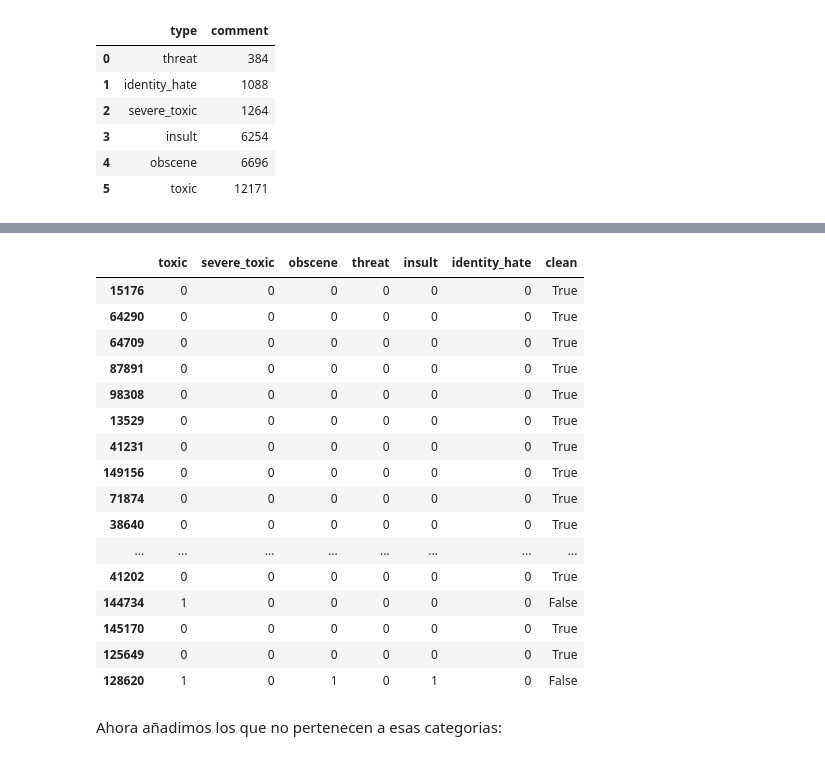
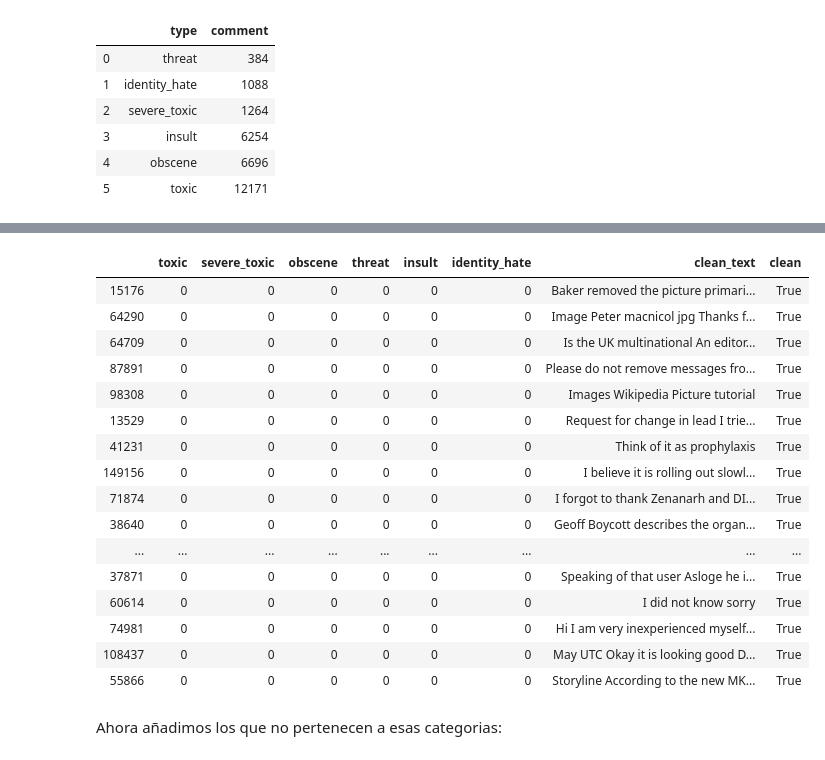
Before and after one commit to czammar/MA_finalproject, a Jupyter notebook: notebooks/eda_v2.ipynb, the cells around one changed output, grey strips where cells are left out. Cells and saved outputs as stored; diff of their text form; code cells hidden in the pictures.

```diff
--- a/notebooks/eda_v2.ipynb
+++ b/notebooks/eda_v2.ipynb
@@ -276,26 +263,26 @@ total_clean=y_train.loc[y_train['clean'] == True].count()
 #total_clean
 # %%
 #Yalidt
-prueba=y_train[:30]
+prueba=y_train[:20]
 prueba
 # %% [output]
-|  | toxic | severe_toxic | obscene | threat | insult | identity_hate | clean |
-| 15176 | 0 | 0 | 0 | 0 | 0 | 0 | True |
-| 64290 | 0 | 0 | 0 | 0 | 0 | 0 | True |
-| 64709 | 0 | 0 | 0 | 0 | 0 | 0 | True |
-| 87891 | 0 | 0 | 0 | 0 | 0 | 0 | True |
-| 98308 | 0 | 0 | 0 | 0 | 0 | 0 | True |
-| 13529 | 0 | 0 | 0 | 0 | 0 | 0 | True |
-| 41231 | 0 | 0 | 0 | 0 | 0 | 0 | True |
-| 149156 | 0 | 0 | 0 | 0 | 0 | 0 | True |
-| 71874 | 0 | 0 | 0 | 0 | 0 | 0 | True |
-| 38640 | 0 | 0 | 0 | 0 | 0 | 0 | True |
-| ... | ... | ... | ... | ... | ... | ... | ... |
-| 41202 | 0 | 0 | 0 | 0 | 0 | 0 | True |
-| 144734 | 1 | 0 | 0 | 0 | 0 | 0 | False |
-| 145170 | 0 | 0 | 0 | 0 | 0 | 0 | True |
-| 125649 | 0 | 0 | 0 | 0 | 0 | 0 | True |
-| 128620 | 1 | 0 | 1 | 0 | 1 | 0 | False |
+|  | toxic | severe_toxic | obscene | threat | insult | identity_hate | clean_text | clean |
+| 15176 | 0 | 0 | 0 | 0 | 0 | 0 | Baker removed the picture primari... | True |
+| 64290 | 0 | 0 | 0 | 0 | 0 | 0 | Image Peter macnicol jpg Thanks f... | True |
+| 64709 | 0 | 0 | 0 | 0 | 0 | 0 | Is the UK multinational An editor... | True |
+| 87891 | 0 | 0 | 0 | 0 | 0 | 0 | Please do not remove messages fro... | True |
+| 98308 | 0 | 0 | 0 | 0 | 0 | 0 | Images Wikipedia Picture tutorial | True |
+| 13529 | 0 | 0 | 0 | 0 | 0 | 0 | Request for change in lead I trie... | True |
+| 41231 | 0 | 0 | 0 | 0 | 0 | 0 | Think of it as prophylaxis | True |
+| 149156 | 0 | 0 | 0 | 0 | 0 | 0 | I believe it is rolling out slowl... | True |
+| 71874 | 0 | 0 | 0 | 0 | 0 | 0 | I forgot to thank Zenanarh and DI... | True |
+| 38640 | 0 | 0 | 0 | 0 | 0 | 0 | Geoff Boycott describes the organ... | True |
+| ... | ... | ... | ... | ... | ... | ... | ... | ... |
+| 37871 | 0 | 0 | 0 | 0 | 0 | 0 | Speaking of that user Asloge he i... | True |
+| 60614 | 0 | 0 | 0 | 0 | 0 | 0 | I did not know sorry | True |
+| 74981 | 0 | 0 | 0 | 0 | 0 | 0 | Hi I am very inexperienced myself... | True |
+| 108437 | 0 | 0 | 0 | 0 | 0 | 0 | May UTC Okay it is looking good D... | True |
+| 55866 | 0 | 0 | 0 | 0 | 0 | 0 | Storyline According to the new MK... | True |
 # %% [markdown]
 Ahora añadimos los que no pertenecen a esas categorias:
 # %%
```
Also changed, not shown: parts of 18 cells of this notebook.
